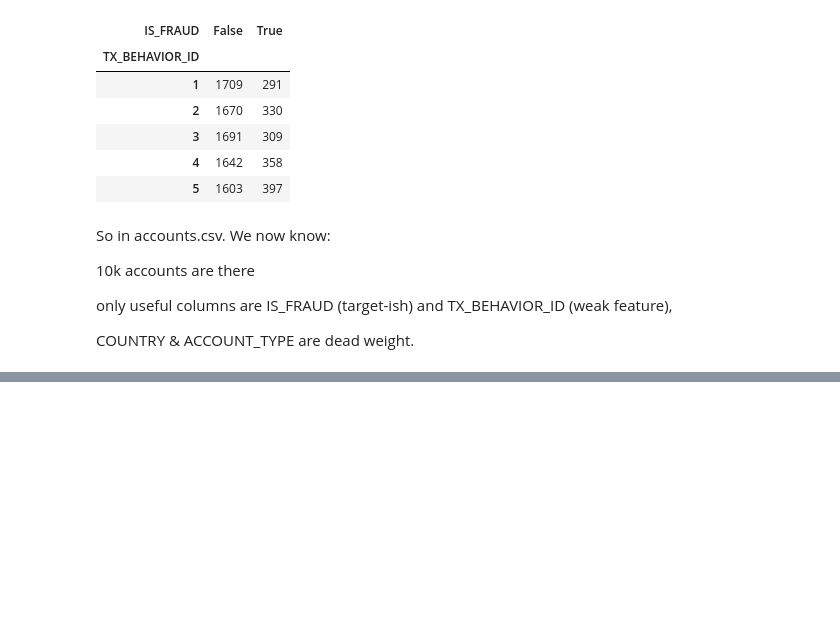
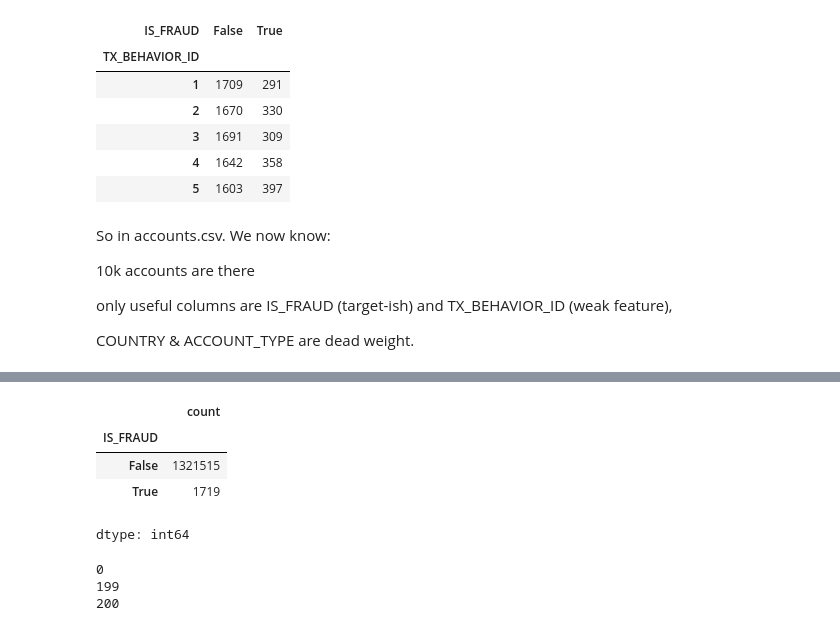
Before and after one commit to Roopanshi-Marwaha/Fraud_Ring_Detection, a Jupyter notebook: Fraud_Ring_Detection.ipynb, the cells around one changed output, grey strips where cells are left out. Cells and saved outputs as stored; diff of their text form; code cells hidden in the pictures; blank space fills up the shorter version.

```diff
--- a/Fraud_Ring_Detection.ipynb
+++ b/Fraud_Ring_Detection.ipynb
@@ -99,0 +137,28 @@ COUNTRY & ACCOUNT_TYPE are dead weight.
+# %%
+transactions['IS_FRAUD'].value_counts()
+#IS_FRAUD — sirf 1,719 fraud transactions out of 13,23,234 = 0.13% -->bahut zyada imbalanced data
+# so agar directly model train karenge toh woh "sab kuch not fraud hai" bol ke bhi 99.87% accuracy de dega but will be useless.
+
+#now observation:-
+# Account level pe fraud rate tha 16.8% (accounts.csv)
+# Transaction level pe fraud rate hai sirf 0.13% (transactions.csv)
+#so this means:-
+# ek fraud account bhi apni zyadatar transactions normal karta hai, sirf kuch hi transactions actually "fraud-flagged" hoti hain us account ki.
+# Yeh real duniya jaisa hi hai, aise account bhi mostly normal looking transfers karte hai, sirf kabhi kabhi suspicious wala move hota hai.
+# %% [output]
+|  | count |
+| IS_FRAUD |  |
+| False | 1321515 |
+| True | 1719 |
+dtype: int64
+# %%
+print(transactions['TIMESTAMP'].min())
+print(transactions['TIMESTAMP'].max())
+print(transactions['TIMESTAMP'].nunique())
+
+#Toh simulation mein 200 discrete time units the, aur 1.3M transactions un 200 steps mein spread hain.
+#kitni jaldi jaldi paisa move ho raha hai--> yeh voh bata sakta hai
+# %% [output]
+0
+199
+200
```
Also changed, not shown: parts of 6 cells of this notebook.
